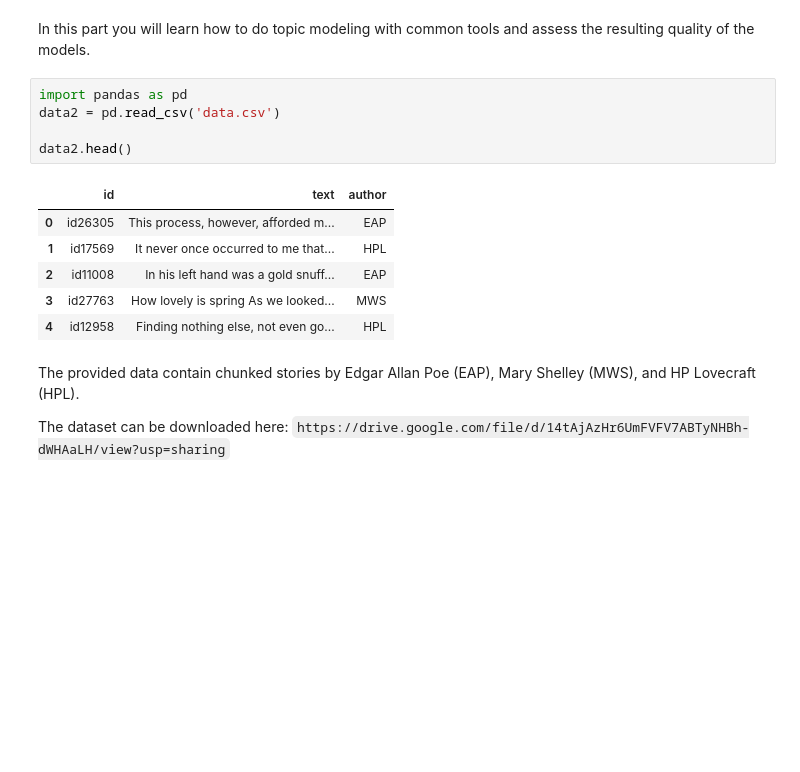
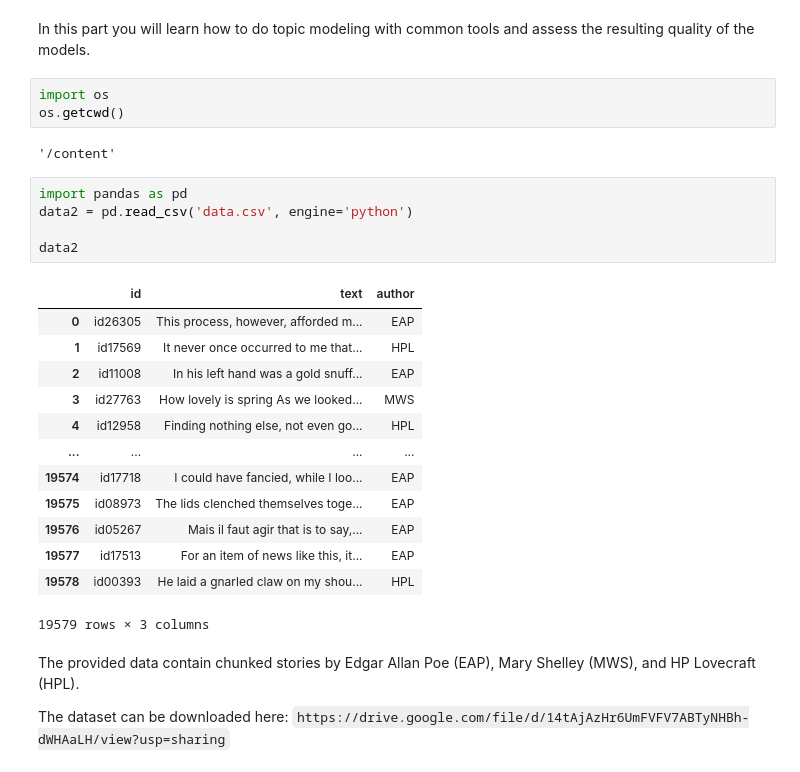
Before and after one commit to eegoro/Advanced-Natural-Language-Processing, a Jupyter notebook: hw1.ipynb, the cells around one changed output. Drawn from its saved outputs; the diff is of its cells as text; blank space fills up the shorter version.

```diff
--- a/hw1.ipynb
+++ b/hw1.ipynb
@@ -201,18 +199,30 @@ Text(0.5, 0, 'Minhash num_perm')
 # [Optional 10 points] Part 3. Topic model
 # %% [markdown]
 In this part you will learn how to do topic modeling with common tools and assess the resulting quality of the models.
+# %%
+import os
+os.getcwd()
+# %% [output]
+'/content'
 # %%
 import pandas as pd
-data2 = pd.read_csv('data.csv')
+data2 = pd.read_csv('data.csv', engine='python')
 
-data2.head()
+data2
 # %% [output]
 |  | id | text | author |
 | 0 | id26305 | This process, however, afforded m... | EAP |
 | 1 | id17569 | It never once occurred to me that... | HPL |
 | 2 | id11008 | In his left hand was a gold snuff... | EAP |
 | 3 | id27763 | How lovely is spring As we looked... | MWS |
 | 4 | id12958 | Finding nothing else, not even go... | HPL |
+| ... | ... | ... | ... |
+| 19574 | id17718 | I could have fancied, while I loo... | EAP |
+| 19575 | id08973 | The lids clenched themselves toge... | EAP |
+| 19576 | id05267 | Mais il faut agir that is to say,... | EAP |
+| 19577 | id17513 | For an item of news like this, it... | EAP |
+| 19578 | id00393 | He laid a gnarled claw on my shou... | HPL |
+19579 rows × 3 columns
 # %% [markdown]
 The provided data contain chunked stories by Edgar Allan Poe (EAP), Mary Shelley (MWS), and HP Lovecraft (HPL).
 
```
Also changed, not shown: parts of 35 cells of this notebook.
